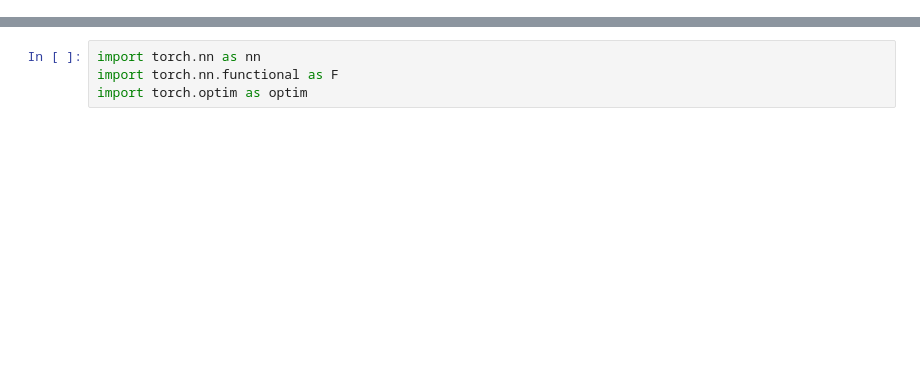
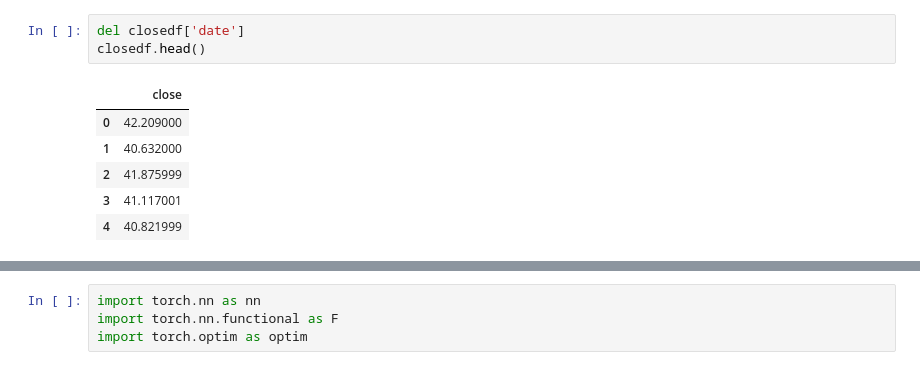
Before and after one commit to mprewarski/stock-preds, a Jupyter notebook: seq_prices_lstm.ipynb, the cells around one changed output, grey strips where cells are left out. Saved outputs shown, nothing was run; the diff lists cells and outputs as text; blank space fills up the shorter version.

```diff
--- a/seq_prices_lstm.ipynb
+++ b/seq_prices_lstm.ipynb
@@ -25,0 +112,10 @@ plt.show()
+# %%
+del closedf['date']
+closedf.head()
+# %% [output]
+|  | close |
+| 0 | 42.209000 |
+| 1 | 40.632000 |
+| 2 | 41.875999 |
+| 3 | 41.117001 |
+| 4 | 40.821999 |
```
Also changed, not shown: parts of 38 cells of this notebook.
